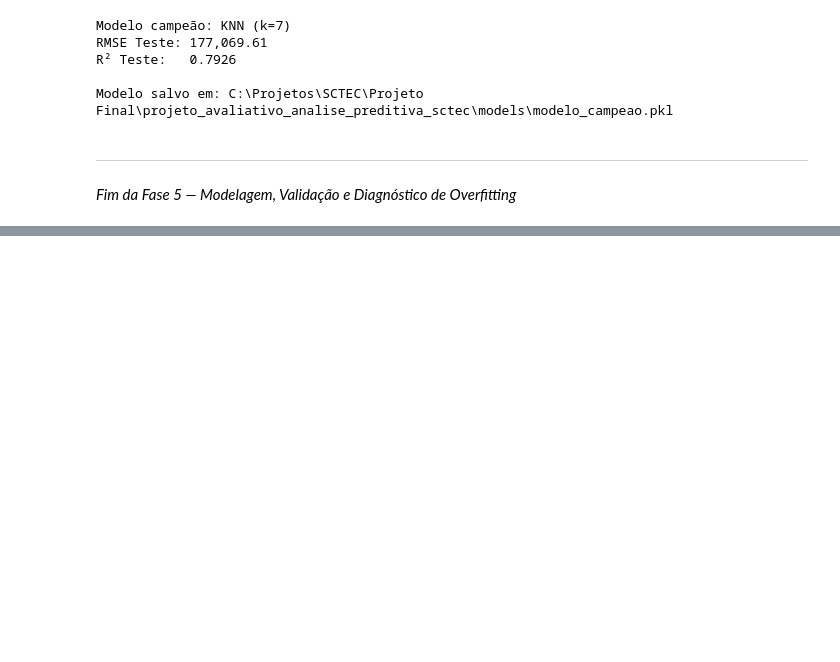
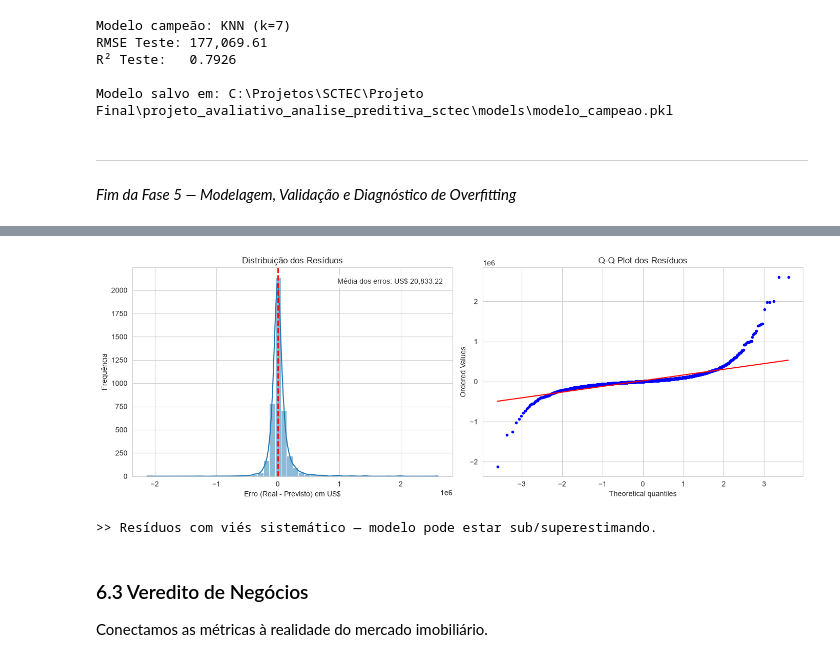
Before and after one commit to robertosim/projeto_avaliativo_analise_preditiva_sctec, a Jupyter notebook: notebooks/principal.ipynb, the cells around one changed output, grey strips where cells are left out. Cells and saved outputs as stored; diff of their text form; code cells hidden in the pictures; blank space fills up the shorter version.

```diff
--- a/notebooks/principal.ipynb
+++ b/notebooks/principal.ipynb
@@ -908,0 +986,36 @@ Modelo salvo em: C:\Projetos\SCTEC\Projeto Final\projeto_avaliativo_analise_pred
+# %%
+# Gráfico 2: Distribuição dos Resíduos
+residuos = y_test - y_pred
+
+fig, axes = plt.subplots(1, 2, figsize=(14, 5))
+
+# Histograma
+sns.histplot(residuos, kde=True, bins=50, ax=axes[0])
+axes[0].axvline(0, color="red", linestyle="--", lw=2)
+axes[0].set_xlabel("Erro (Real - Previsto) em US$")
+axes[0].set_ylabel("Frequência")
+axes[0].set_title("Distribuição dos Resíduos")
+axes[0].text(0.97, 0.95, f"Média dos erros: US$ {residuos.mean():,.2f}",
+            transform=axes[0].transAxes, ha="right", va="top",
+            bbox=dict(boxstyle="round", facecolor="white", alpha=0.8))
+
+# Q-Q plot para normalidade
+from scipy import stats
+stats.probplot(residuos, dist="norm", plot=axes[1])
+axes[1].set_title("Q-Q Plot dos Resíduos")
+axes[1].get_lines()[0].set_markersize(3)
+
+plt.tight_layout()
+plt.show()
+
+if abs(residuos.mean()) < 0.05 * y_test.std():
+    print(">> Resíduos aproximadamente centrados em zero (não-viesado).")
+else:
+    print(">> Resíduos com viés sistemático — modelo pode estar sub/superestimando.")
+# %% [output]
+[figure, added]
+>> Resíduos com viés sistemático — modelo pode estar sub/superestimando.
+# %% [markdown]
+### 6.3 Veredito de Negócios
+
+Conectamos as métricas à realidade do mercado imobiliário.
```
Also changed, not shown: parts of 10 cells of this notebook, 1 other file.
